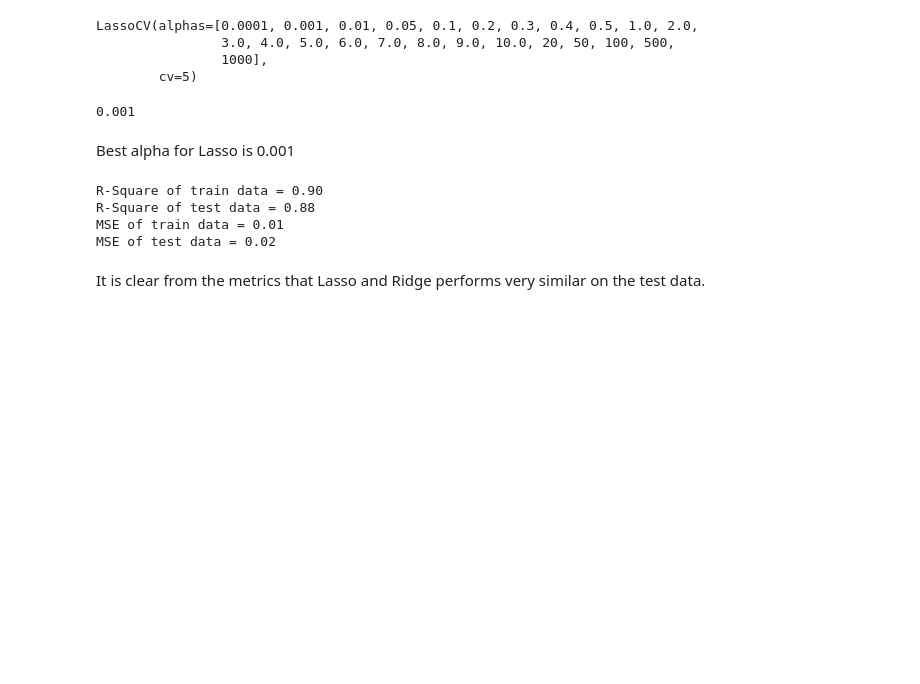
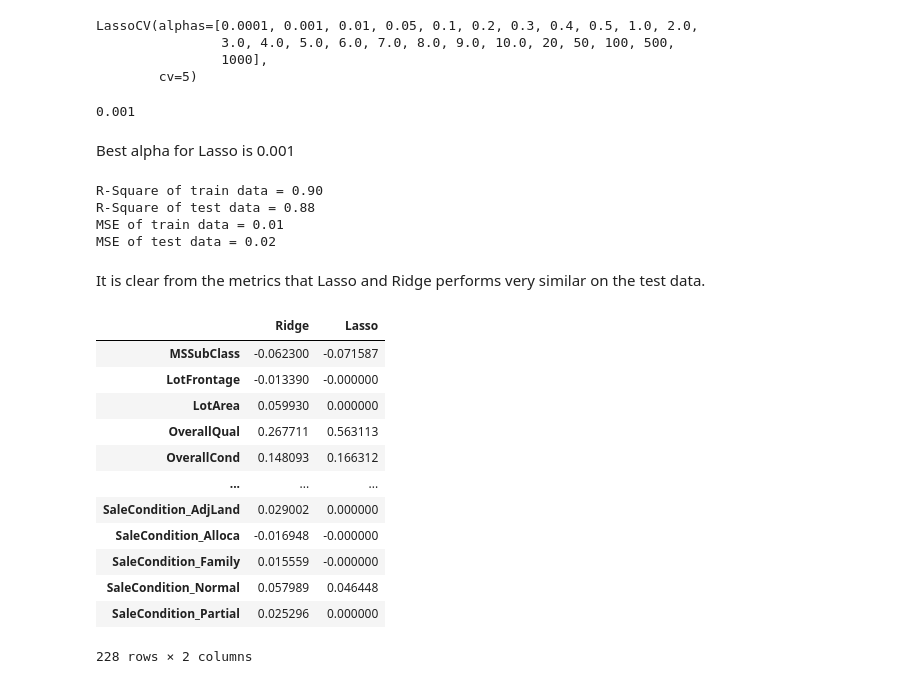
Before and after one commit to hari-ar/Housing-AdvanceRegressionAssignment, a Jupyter notebook: AdvancedRegression.ipynb, the cells around one changed output. Cells and saved outputs as stored; diff of their text form; code cells hidden in the pictures; blank space fills up the shorter version.

```diff
--- a/AdvancedRegression.ipynb
+++ b/AdvancedRegression.ipynb
@@ -224,7 +224,7 @@ ridge_cv_results[['param_alpha', 'mean_train_score', 'mean_test_score', 'rank_te
 # %% [markdown]
 Best alpha seems to be 3. Fit using that alpha.
 # %%
-alpha = 3
+alpha = 6
 ridge = Ridge(alpha=alpha)
 
 ridge.fit(X_train, y_train)
@@ -293,3 +281,24 @@ MSE of train data = 0.01
 MSE of test data = 0.02
 # %% [markdown]
 It is clear from the metrics that Lasso and Ridge performs very similar on the test data.
+# %%
+features = pd.DataFrame(index=X_train.columns)
+features.rows = X_train.columns
+features['Ridge'] = ridge.coef_
+features['Lasso'] = lasso.coef_
+
+features
+# %% [output]
+|  | Ridge | Lasso |
+| MSSubClass | -0.062300 | -0.071587 |
+| LotFrontage | -0.013390 | -0.000000 |
+| LotArea | 0.059930 | 0.000000 |
+| OverallQual | 0.267711 | 0.563113 |
+| OverallCond | 0.148093 | 0.166312 |
+| ... | ... | ... |
+| SaleCondition_AdjLand | 0.029002 | 0.000000 |
+| SaleCondition_Alloca | -0.016948 | -0.000000 |
+| SaleCondition_Family | 0.015559 | -0.000000 |
+| SaleCondition_Normal | 0.057989 | 0.046448 |
+| SaleCondition_Partial | 0.025296 | 0.000000 |
+228 rows × 2 columns
```
Also changed, not shown: parts of 5 cells of this notebook.
